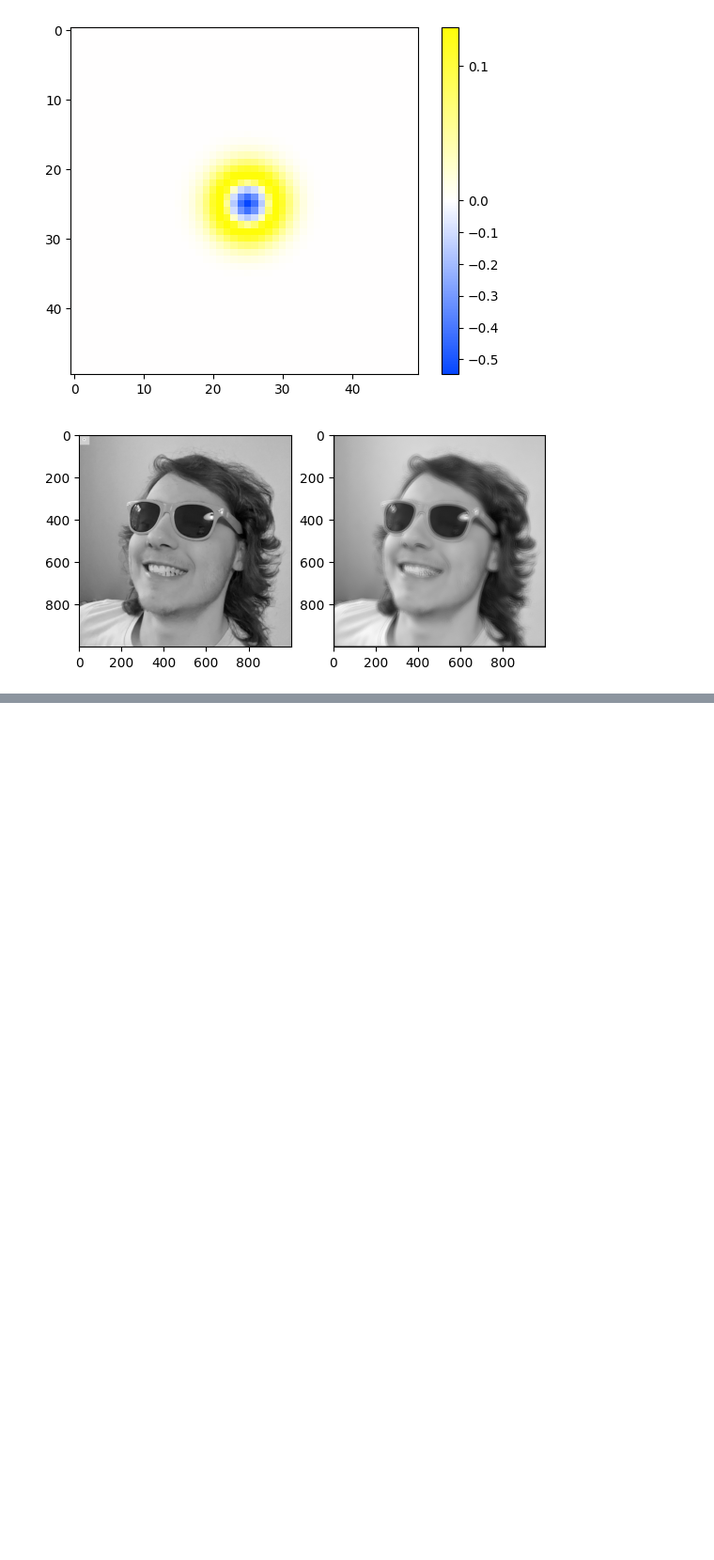
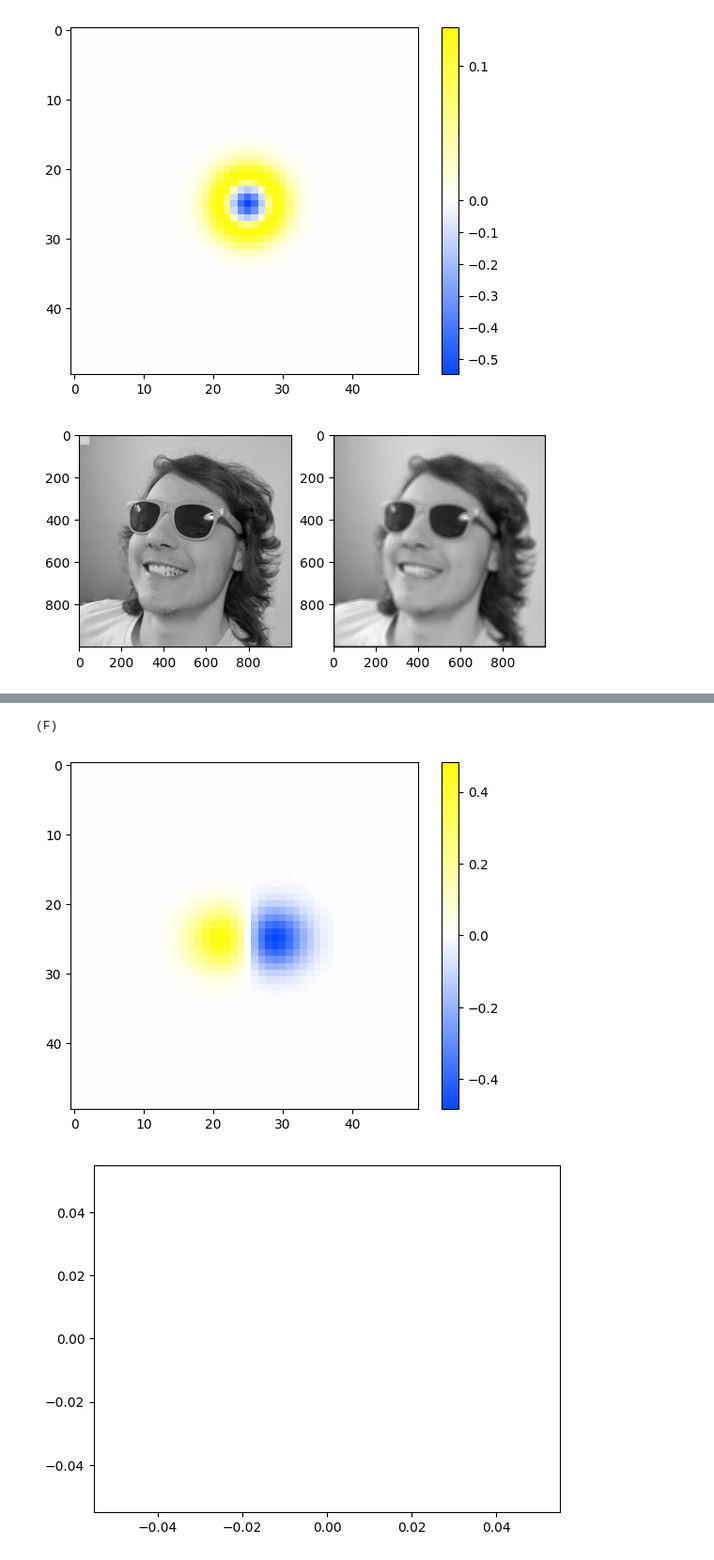
Before and after one commit to Rismosch/homework_understanding_vision, a Jupyter notebook: Homework1.ipynb, the cells around one changed output, grey strips where cells are left out. Shown at 94% size. Cells and saved outputs as stored; diff of their text form; code cells hidden in the pictures; blank space fills up the shorter version.

```diff
--- a/Homework1.ipynb
+++ b/Homework1.ipynb
@@ -100,7 +100,7 @@ print("(B)")
 
 
 # define helper class and function
-class Parameter:
+class BoxParameter:
     def __init__(self, kernel_width, L, v):
         self.kernel_width = kernel_width
         self.L = L
@@ -115,15 +115,15 @@ def make_box_kernel(kernel_width, L, v):
 
 # define parameters
 N = 50
-parameters = [
-    Parameter(N, L=40, v=5),
-    Parameter(N, L=25, v=10),
-    Parameter(N, L=25, v=-10),
-    Parameter(N, L=2, v=10),
+box_parameters = [
+    BoxParameter(N, L=40, v=5),
+    BoxParameter(N, L=25, v=10),
+    BoxParameter(N, L=25, v=-10),
+    BoxParameter(N, L=2, v=10),
 ]
 
 # generate, apply kernel and plot resulting image
-for p in parameters:
+for p in box_parameters:
     kernel_width = p.kernel_width
     L = p.L
     v = p.v
@@ -370,0 +360,35 @@ phi: 0
+# %%
+# Excercise 4. (F)
+print("(F)")
+
+def g_(kernel, k, callback):
+    width, height = kernel.shape
+    g = 0
+
+    for x in range(0,width):
+        for y in range(0, height):
+            g += kernel[x, y] * callback(k * x)
+
+    return g
+
+def g_c(kernel, k):
+    g_(kernel, k, lambda x: math.cos(x))
+
+def g_s(kernel, k):
+    g_(kernel, k, lambda x: math.sin(x))
+
+for p in gabor_parameters:
+    kernel = make_gabor_kernel(p, orientation=Orientation.HORIZONTAL)
+    plot_kernel(kernel)
+    x_values = np.linspace(-10, 10, 100)
+    y_values = [g_c(kernel, x) for x in x_values]
+
+    #print(f"{y_values}")
+
+    plt.plot(x_values, y_values)
+    plt.show()
+    break
+# %% [output]
+(F)
+[figure, added]
+[figure, added]
```
Also changed, not shown: parts of 2 cells of this notebook.
